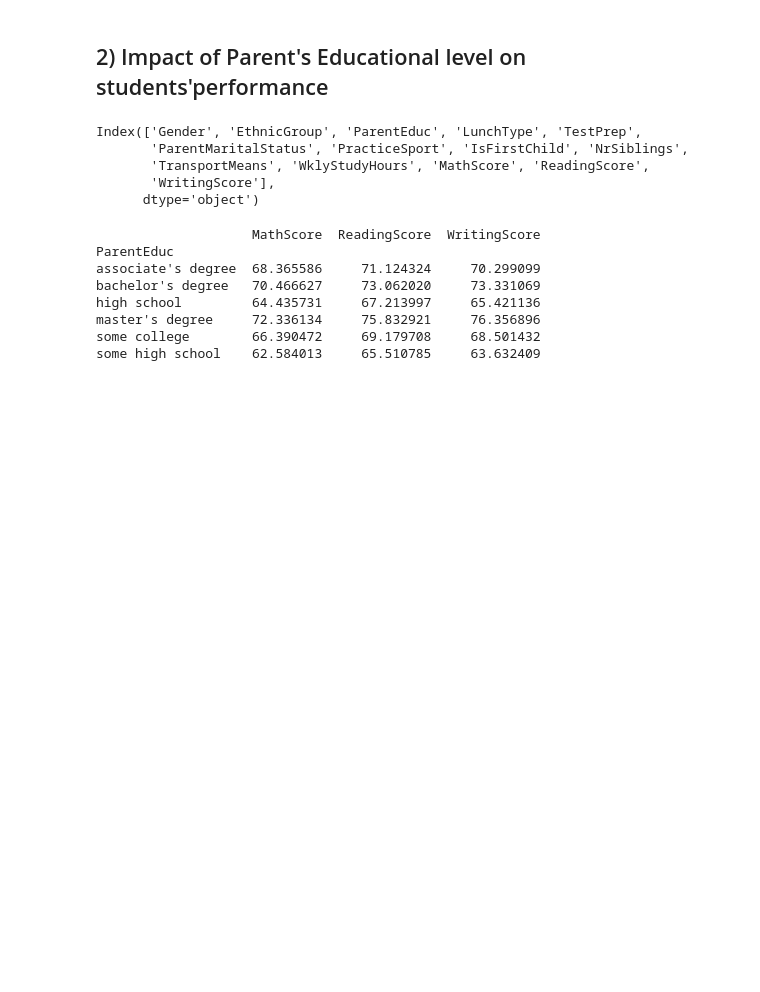
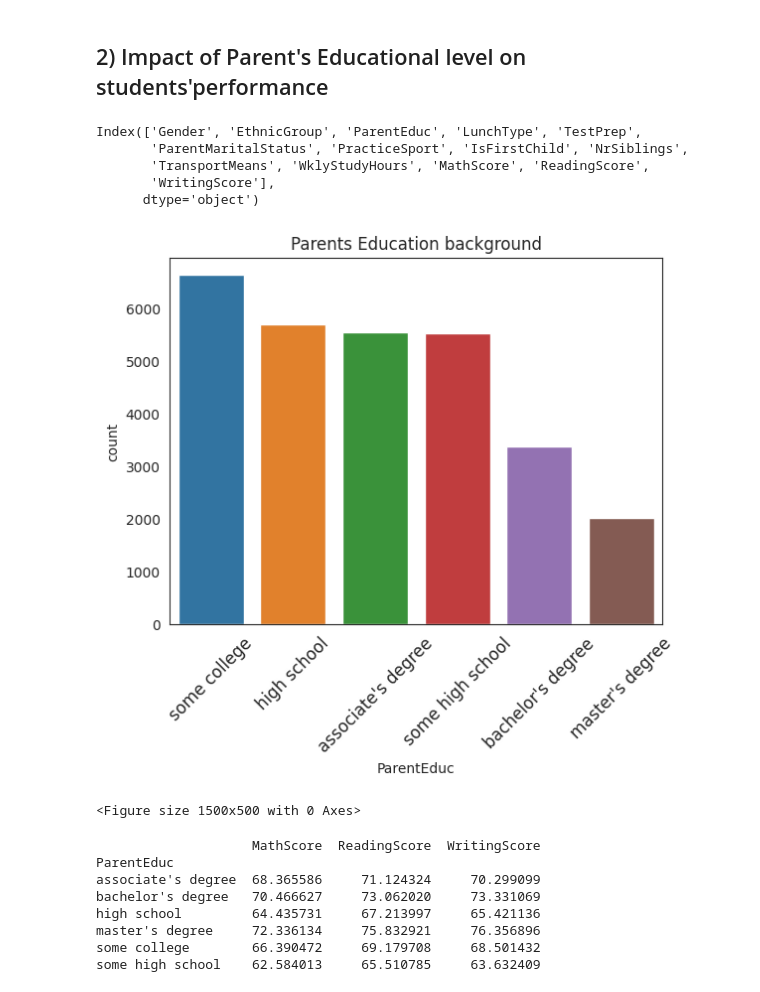
Before and after one commit to HafshaWahab/Students-Test-Scores-Analysis, a Jupyter notebook: students-test-scores-analysis.ipynb, the cells around one changed output. Saved outputs shown, nothing was run; the diff lists cells and outputs as text; code cells hidden in the pictures; blank space fills up the shorter version.

```diff
--- a/students-test-scores-analysis.ipynb
+++ b/students-test-scores-analysis.ipynb
@@ -162,6 +162,16 @@ Index(['Gender', 'EthnicGroup', 'ParentEduc', 'LunchType', 'TestPrep',
        'TransportMeans', 'WklyStudyHours', 'MathScore', 'ReadingScore',
        'WritingScore'],
       dtype='object')
+# %%
+ax=sns.countplot(x='ParentEduc', data = df, \
+              order=['some college', 'high school', "associate's degree", 'some high school', "bachelor's degree", "master's degree"])
+plt.title('Parents Education background')
+plt.figure(figsize=(15,5))
+ax.set_xticklabels(ax.get_xticklabels(), rotation=45, fontsize=12)
+plt.show()
+# %% [output]
+[figure, added]
+<Figure size 1500x500 with 0 Axes>
 # %%
 parent_edu = df.groupby('ParentEduc').agg({'MathScore':'mean','ReadingScore':'mean','WritingScore':'mean'})
 print(parent_edu)
```
